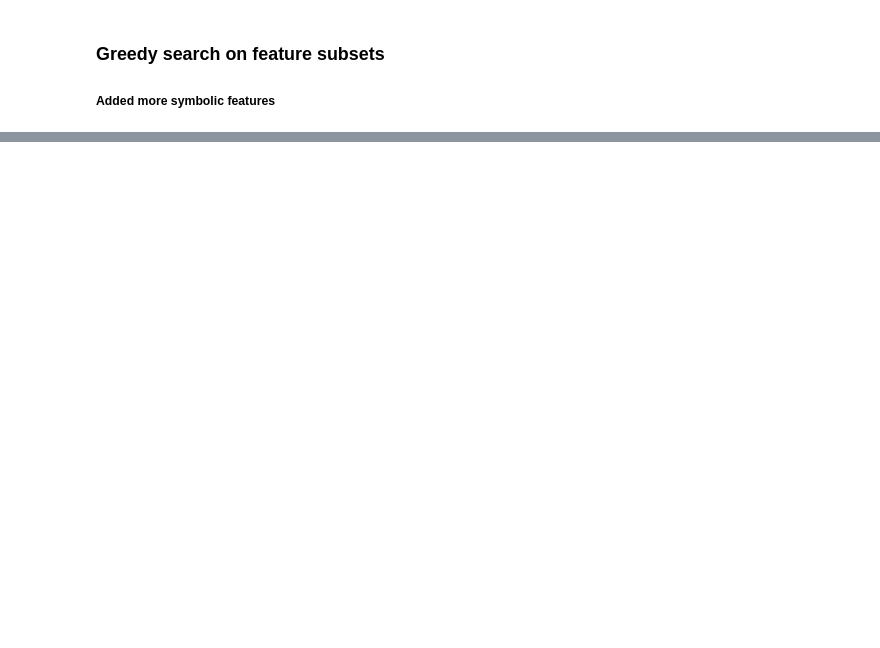
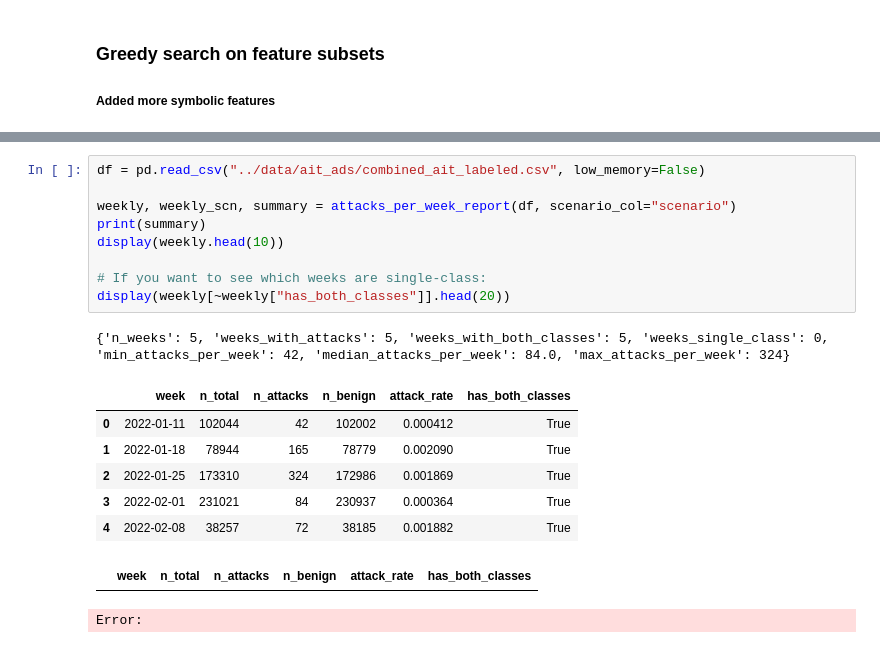
Before and after one commit to annaneliaa/msc-thesis, a Jupyter notebook: aact/baseline.ipynb, the cells around one changed output, grey strips where cells are left out. Saved outputs shown, nothing was run; the diff lists cells and outputs as text; blank space fills up the shorter version.

```diff
--- a/aact/baseline.ipynb
+++ b/aact/baseline.ipynb
@@ -509,0 +826,19 @@ for row in search_res["history"]:
+# %%
+df = pd.read_csv("../data/ait_ads/combined_ait_labeled.csv", low_memory=False)
+
+weekly, weekly_scn, summary = attacks_per_week_report(df, scenario_col="scenario")
+print(summary)
+display(weekly.head(10))
+
+# If you want to see which weeks are single-class:
+display(weekly[~weekly["has_both_classes"]].head(20))
+# %% [output]
+{'n_weeks': 5, 'weeks_with_attacks': 5, 'weeks_with_both_classes': 5, 'weeks_single_class': 0, 'min_attacks_per_week': 42, 'median_attacks_per_week': 84.0, 'max_attacks_per_week': 324}
+|  | week | n_total | n_attacks | n_benign | attack_rate | has_both_classes |
+| 0 | 2022-01-11 | 102044 | 42 | 102002 | 0.000412 | True |
+| 1 | 2022-01-18 | 78944 | 165 | 78779 | 0.002090 | True |
+| 2 | 2022-01-25 | 173310 | 324 | 172986 | 0.001869 | True |
+| 3 | 2022-02-01 | 231021 | 84 | 230937 | 0.000364 | True |
+| 4 | 2022-02-08 | 38257 | 72 | 38185 | 0.001882 | True |
+|  | week | n_total | n_attacks | n_benign | attack_rate | has_both_classes |
+Error:
```
Also changed, not shown: parts of 39 cells of this notebook, 6 other files.
